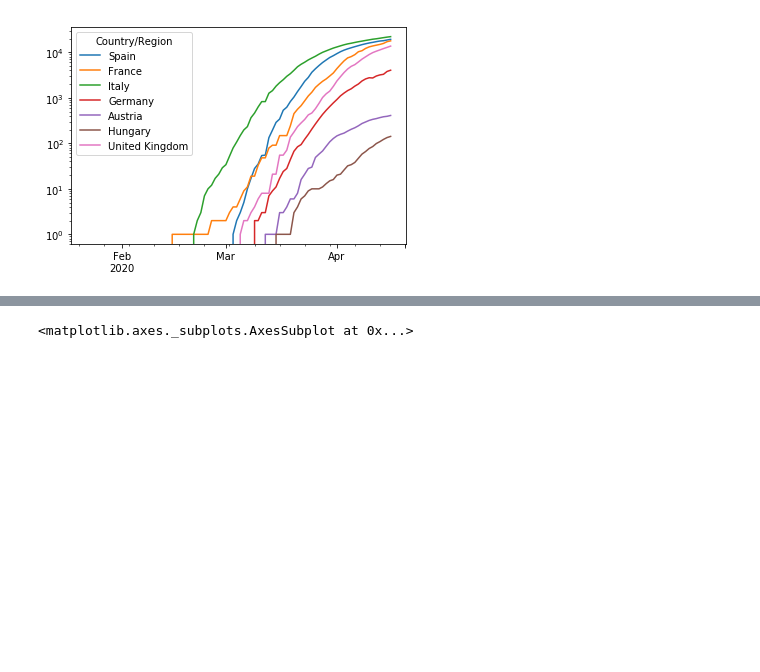
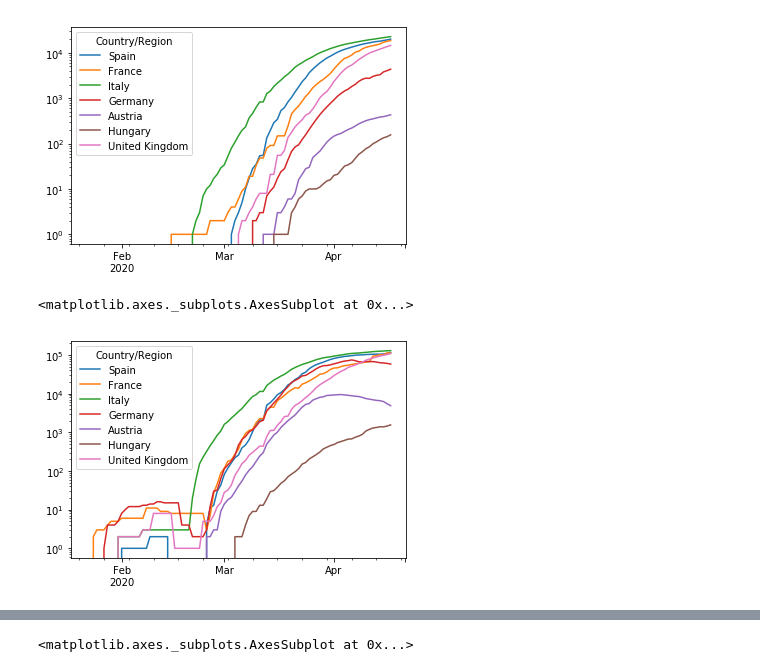
Before and after one commit to mercaderd/python-notebooks, a Jupyter notebook: Covid19 Data.ipynb, the cells around one changed output, grey strips where cells are left out. Saved outputs shown, nothing was run; the diff lists cells and outputs as text; code cells hidden in the pictures; blank space fills up the shorter version.

```diff
--- a/Covid19 Data.ipynb
+++ b/Covid19 Data.ipynb
@@ -97,5 +97,19 @@ global_deaths['Country','EU'] = global_deaths['Country'][['Spain','France','Germ
                                                                'Lithuania','Luxembourg','Malta','Netherlands',
                                                                'Poland','Romania','Slovakia','Slovenia',
                                                                'Sweden','Czechia']].sum(axis=1)
+global_recovered['Country','EU'] = global_recovered['Country'][['Spain','France','Germany','Portugal',
+                                                                'Austria','Belgium','Italy','Bulgaria','Croatia',
+                                                               'Cyprus','Denmark','Estonia','Finland',
+                                                               'Greece','Hungary','Ireland','Latvia',
+                                                               'Lithuania','Luxembourg','Malta','Netherlands',
+                                                               'Poland','Romania','Slovakia','Slovenia',
+                                                               'Sweden','Czechia']].sum(axis=1)
+global_conf_rec['Country','EU'] = global_conf_rec['Country'][['Spain','France','Germany','Portugal',
+                                                                'Austria','Belgium','Italy','Bulgaria','Croatia',
+                                                               'Cyprus','Denmark','Estonia','Finland',
+                                                               'Greece','Hungary','Ireland','Latvia',
+                                                               'Lithuania','Luxembourg','Malta','Netherlands',
+                                                               'Poland','Romania','Slovakia','Slovenia',
+                                                               'Sweden','Czechia']].sum(axis=1)
 # %% [markdown]
 Se pueden crear nuevas series sumando las de otros paises. Por ejemplo, obtener los valores de la EU (TBC). También se puede usar la función sum() de un dataframe
@@ -245,6 +251,13 @@ global_deaths['Country'][['Spain','France', 'Italy', 'Germany', 'Austria', 'Hung
 # %% [output]
 <matplotlib.axes._subplots.AxesSubplot at 0x...>
 [figure]
+# %%
+# Curva de contagiados - curados en España, Francia
+# Escala logarítimica en eje y
+global_conf_rec['Country'][['Spain','France', 'Italy', 'Germany', 'Austria', 'Hungary', 'United Kingdom']].plot(logy=True)
+# %% [output]
+<matplotlib.axes._subplots.AxesSubplot at 0x...>
+[figure, added]
 # %%
 # Pero como lo importa es la velocidad, se pueden representar los datos como incrementos/diarios de fallecidos
 global_deaths['Country'][['Spain','France', 'Italy', 'Hungary', 'United Kingdom']].diff(periods=1).plot(logy=True)
```
Also changed, not shown: parts of 12 cells of this notebook, 8 other files.
